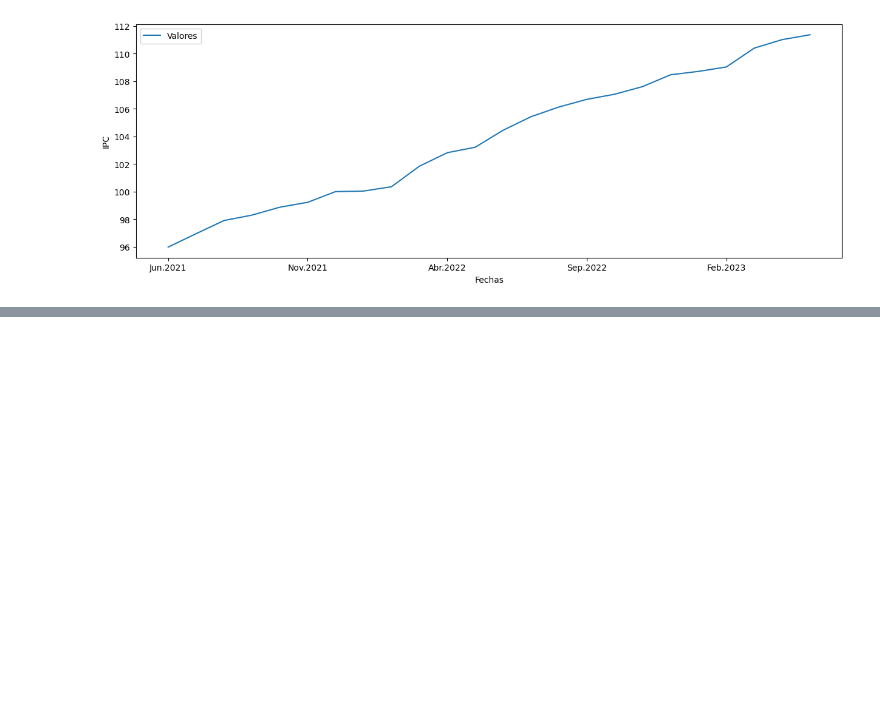
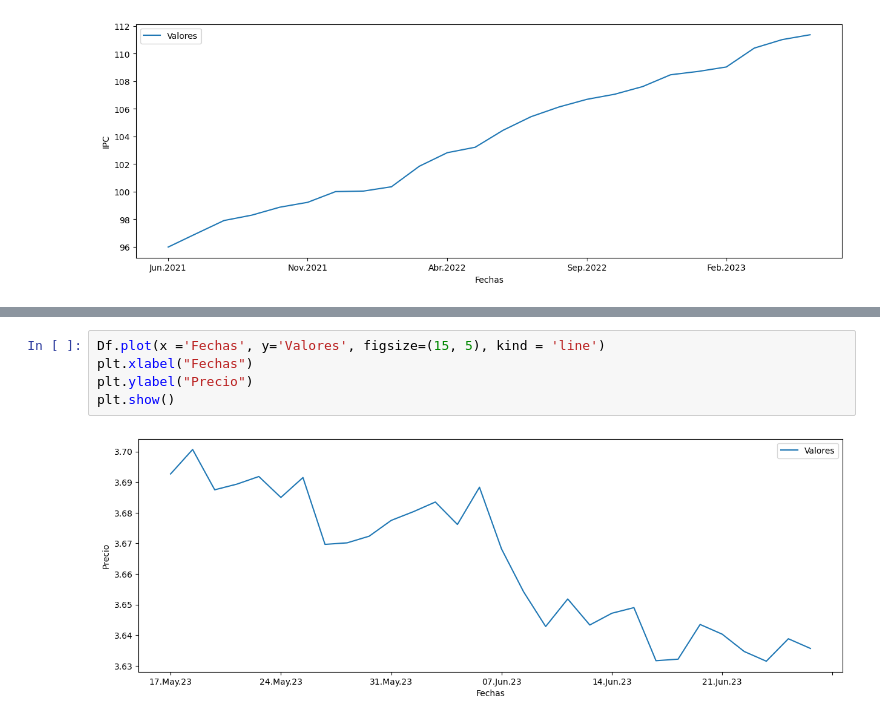
Before and after one commit to EdRoNo2501/TRABAJO_FINAL_LP2, a Jupyter notebook: Tipo de cambio BCRP.ipynb, the cells around one changed output, grey strips where cells are left out. Saved outputs shown, nothing was run; the diff lists cells and outputs as text; blank space fills up the shorter version.

```diff
--- a/Tipo de cambio BCRP.ipynb
+++ b/Tipo de cambio BCRP.ipynb
@@ -151,0 +280,7 @@ plt.show()
+# %%
+Df.plot(x ='Fechas', y='Valores', figsize=(15, 5), kind = 'line')
+plt.xlabel("Fechas")
+plt.ylabel("Precio")
+plt.show()
+# %% [output]
+[figure, added]
```
Also changed, not shown: parts of 14 cells of this notebook.
